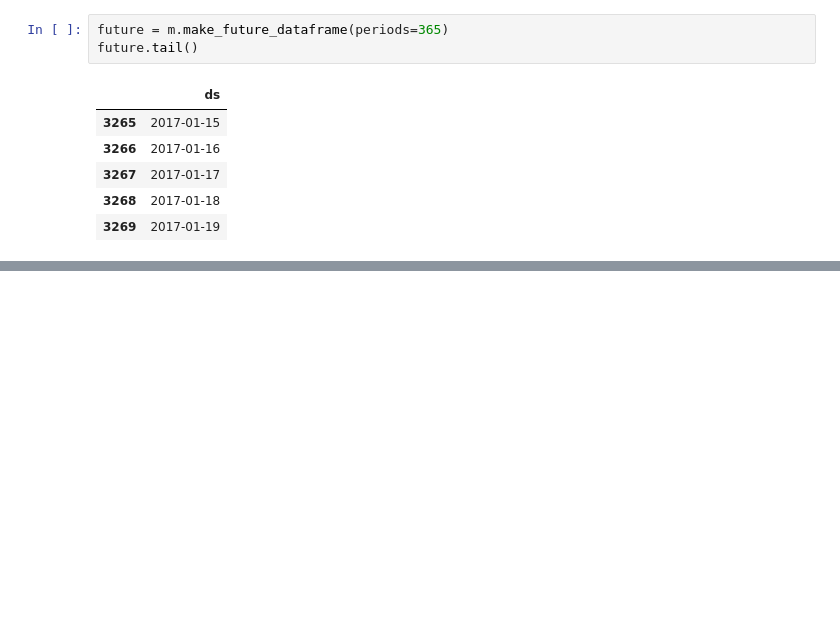
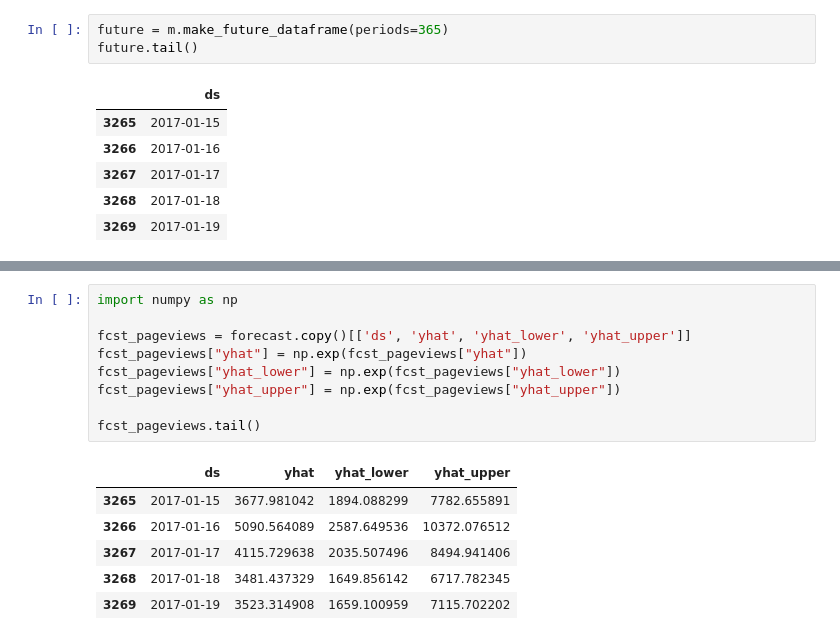
Before and after one commit to HassanAlgoz/AAI, a Jupyter notebook: courses/Timeseries/lessons/14_prophet_forecast_quick_start.ipynb, the cells around one changed output, grey strips where cells are left out. Saved outputs shown, nothing was run; the diff lists cells and outputs as text; blank space fills up the shorter version.

```diff
--- a/courses/Timeseries/lessons/14_prophet_forecast_quick_start.ipynb
+++ b/courses/Timeseries/lessons/14_prophet_forecast_quick_start.ipynb
@@ -180,0 +190,16 @@ finally:
+# %%
+import numpy as np
+
+fcst_pageviews = forecast.copy()[['ds', 'yhat', 'yhat_lower', 'yhat_upper']]
+fcst_pageviews["yhat"] = np.exp(fcst_pageviews["yhat"])
+fcst_pageviews["yhat_lower"] = np.exp(fcst_pageviews["yhat_lower"])
+fcst_pageviews["yhat_upper"] = np.exp(fcst_pageviews["yhat_upper"])
+
+fcst_pageviews.tail()
+# %% [output]
+|  | ds | yhat | yhat_lower | yhat_upper |
+| 3265 | 2017-01-15 | 3677.981042 | 1894.088299 | 7782.655891 |
+| 3266 | 2017-01-16 | 5090.564089 | 2587.649536 | 10372.076512 |
+| 3267 | 2017-01-17 | 4115.729638 | 2035.507496 | 8494.941406 |
+| 3268 | 2017-01-18 | 3481.437329 | 1649.856142 | 6717.782345 |
+| 3269 | 2017-01-19 | 3523.314908 | 1659.100959 | 7115.702202 |
```
Also changed, not shown: parts of 33 cells of this notebook.
